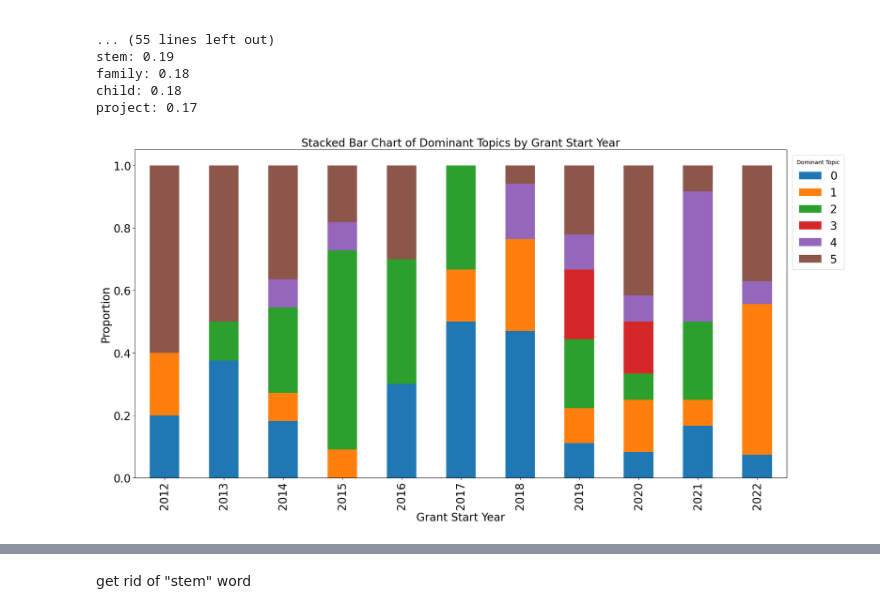
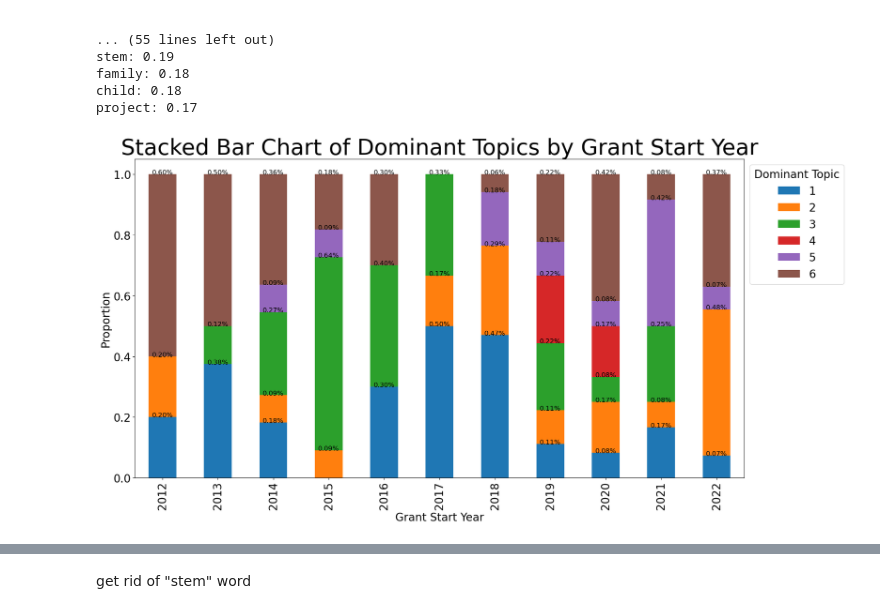
Before and after one commit to park-jay/imls-funding, a Jupyter notebook: nmf_viz.ipynb, the cells around one changed output, grey strips where cells are left out. Cells and saved outputs as stored; diff of their text form; code cells hidden in the pictures.

```diff
--- a/nmf_viz.ipynb
+++ b/nmf_viz.ipynb
@@ -97,6 +97,7 @@ project: 0.17
 # %%
 dominant_topics = np.argmax(nmf.transform(tfidf_matrix), axis=1)
 data['dominant_topic'] = dominant_topics
+data['dominant_topic']=data['dominant_topic']+1
 # %%
 topic_distribution=nmf.transform(tfidf_matrix)
 document_topic_dict = {}
@@ -110,17 +111,27 @@ data['topic_dist']=document_topic_dict
 # %%
 grouped_data = data.groupby(['Grant start year (when was this grant awarded)', 'dominant_topic']).size()
 reshaped_data = grouped_data.unstack(level='dominant_topic')
 normalized_data = reshaped_data.div(reshaped_data.sum(axis=1), axis=0)
 
 ax = normalized_data.plot(kind='bar', stacked=True, figsize=(20, 10), fontsize=20)
 
 plt.xlabel('Grant Start Year', fontsize=20)
 plt.ylabel('Proportion', fontsize=20)
 
-legend = ax.legend(title='Dominant Topic', bbox_to_anchor=(1, 1), loc='upper left', fontsize=20)
+legend = ax.legend(title='Dominant Topic', bbox_to_anchor=(1, 1), loc='upper left', fontsize=20, title_fontsize=20)
 
-plt.title('Stacked Bar Chart of Dominant Topics by Grant Start Year', fontsize=20)
+plt.title('Stacked Bar Chart of Dominant Topics by Grant Start Year', fontsize=40)
 plt.tight_layout(rect=[0, 0, 0.95, 1])
+
+
+for p in ax.patches:
+    width, height = p.get_width(), p.get_height()
+    x, y = p.get_xy()
+    if height == 0:
+        continue
+    else:
+        ax.annotate(f'{height:.2f}%', (x + width / 2, y + height), ha='center', fontsize=12)
+
 plt.show()
 # %% [output]
-[figure, old version]
+[figure, new version]
```
Also changed, not shown: parts of 2 cells of this notebook, 2 other files.
